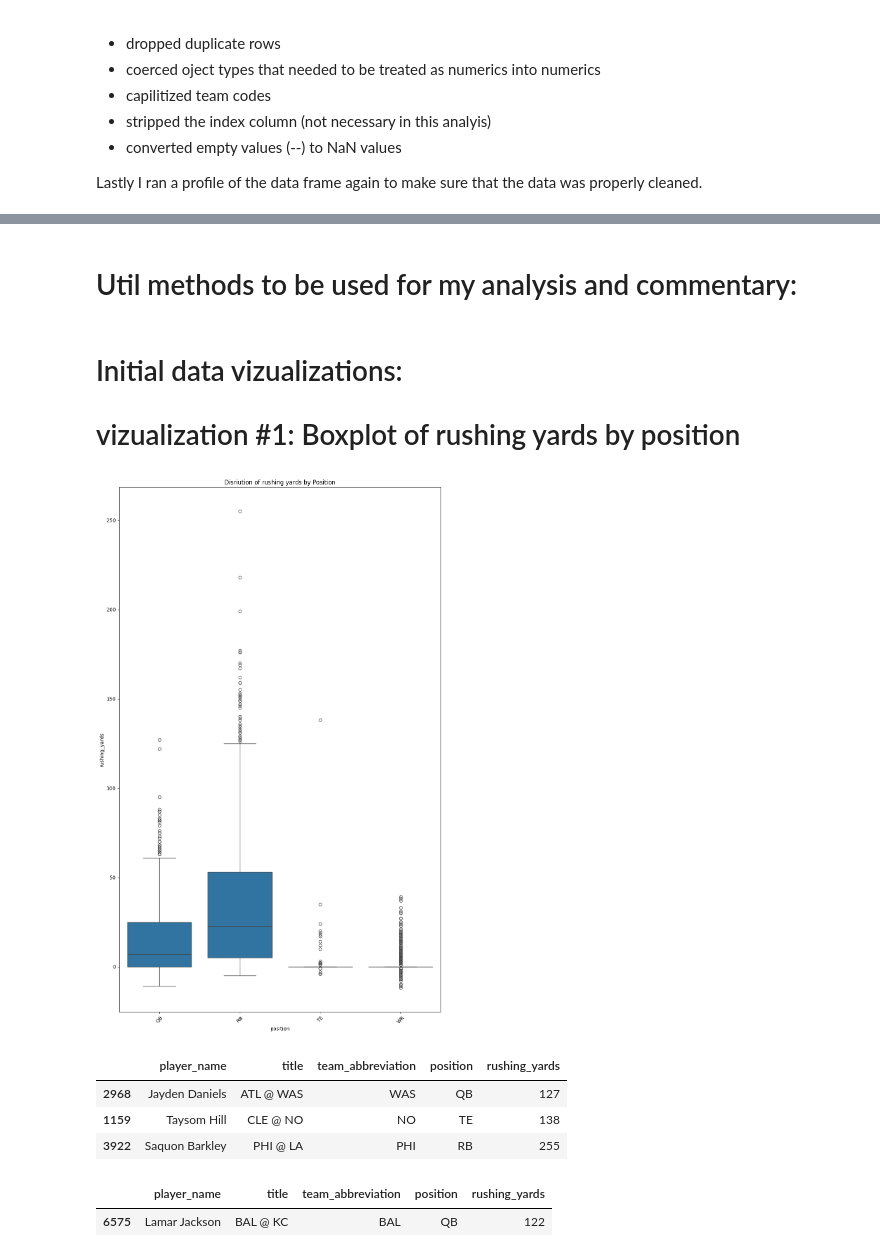
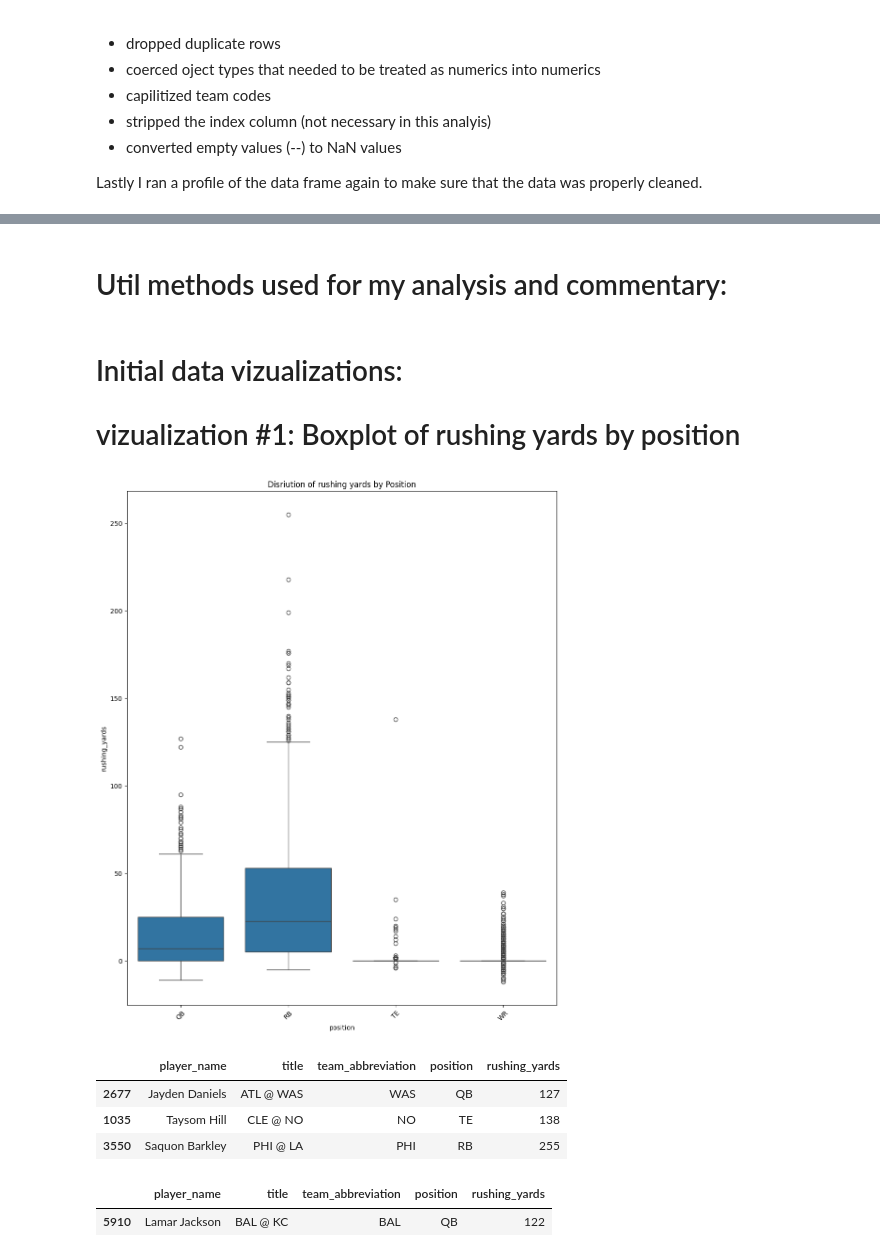
Before and after one commit to Jhonyel/Technical-Interview-Football, a Jupyter notebook: TechnicalFantasyAnalysis.ipynb, the cells around one changed output, grey strips where cells are left out. Drawn from its saved outputs; the diff is of its cells as text; code cells hidden in the pictures.

Commit message:
updating the project to the current version with cleaned up code

```diff
--- a/TechnicalFantasyAnalysis.ipynb
+++ b/TechnicalFantasyAnalysis.ipynb
@@ -25,7 +25,7 @@ def data_profile(df):
     return profile
 
 # Set pandas to show all rows
-pd.set_option('display.max_rows', None)
+#pd.set_option('display.max_rows', None)
 
 profile = data_profile(df)
 print(profile)
@@ -96,6 +93,19 @@ def clean_data(df):
     columns_to_drop = df_transposed[is_duplicate_column].index.tolist()
 
     df_clean = df_clean.drop(columns=columns_to_drop)
+
+    # dropping irrelevant columns that will not be used
+    prefix1 = 'pre_snap_alignment_'
+    prefix2 = 'rushing_direction_'
+    prefix3 = 'route_type_'
+    prefix4 = 'separation_'
+    prefix5 = 'pressure_type_'
+    irrelevant_columns = [col for col in df_clean.columns if
+                          col.startswith(prefix1) or col.startswith(prefix2) or col.startswith(prefix3) or col.startswith(prefix4) or col.startswith(prefix5)]
+    df_clean = df_clean.drop(columns=irrelevant_columns)
+
+    # reset after dropping unnecessary rows and columns
+    df_clean = df_clean.reset_index(drop=True)
 
     # logic to coerce numerics that need to be coerced
     df_result = df_clean.copy()
@@ -159,5 +166,5 @@ team_receiving_td_share_3rd_down     float64   0.0              5
 # %% [markdown]
-# Util methods to be used for my analysis and commentary:
+# Util methods used for my analysis and commentary:
 # %%
 def get_player_stats(df, player_name, stat_column=None):
     """
@@ -281,27 +292,27 @@ def get_max_stats(df, stats, positions=None):
 # %%
 import matplotlib.pyplot as plt
 import seaborn as sns
 from IPython.display import display
 
-plt.figure(figsize=(10,16))
+plt.figure(figsize=(10,12))
 sns.boxplot(x='position', y='rushing_yards', data=df_clean)
 plt.title('Disriution of rushing yards by Position')
 plt.xticks(rotation=45)
 plt.tight_layout()
 plt.show()
 display(get_max_stats(df_clean, 'rushing_yards', ['QB', 'TE', 'RB']))
 lamar_df = get_player_stats(df_clean, 'lamar jackson',['rushing_yards'])
 lamar_max_idx = lamar_df['rushing_yards'].idxmax()
 lamar_max_rushing = lamar_df.loc[[lamar_max_idx]]
 display(lamar_max_rushing)
 # %% [output]
-[figure, old version]
+[figure, new version]
 |  | player_name | title | team_abbreviation | position | rushing_yards |
-| 2968 | Jayden Daniels | ATL @ WAS | WAS | QB | 127 |
-| 1159 | Taysom Hill | CLE @ NO | NO | TE | 138 |
-| 3922 | Saquon Barkley | PHI @ LA | PHI | RB | 255 |
+| 2677 | Jayden Daniels | ATL @ WAS | WAS | QB | 127 |
+| 1035 | Taysom Hill | CLE @ NO | NO | TE | 138 |
+| 3550 | Saquon Barkley | PHI @ LA | PHI | RB | 255 |
 |  | player_name | title | team_abbreviation | position | rushing_yards |
-| 6575 | Lamar Jackson | BAL @ KC | BAL | QB | 122 |
+| 5910 | Lamar Jackson | BAL @ KC | BAL | QB | 122 |
 # %% [markdown]
 # Commentary: This boxplot shows how rushing yards vary across different positions.
 - As expected, RB's (running backs) have the highest median and range of rushing yards
```
Also changed, not shown: parts of 7 cells of this notebook.
